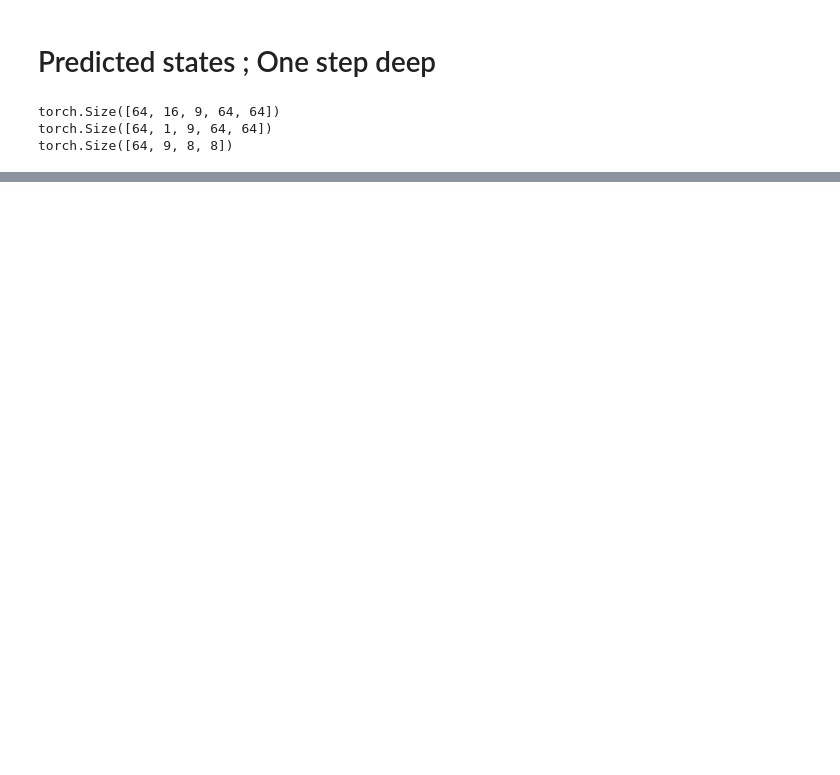
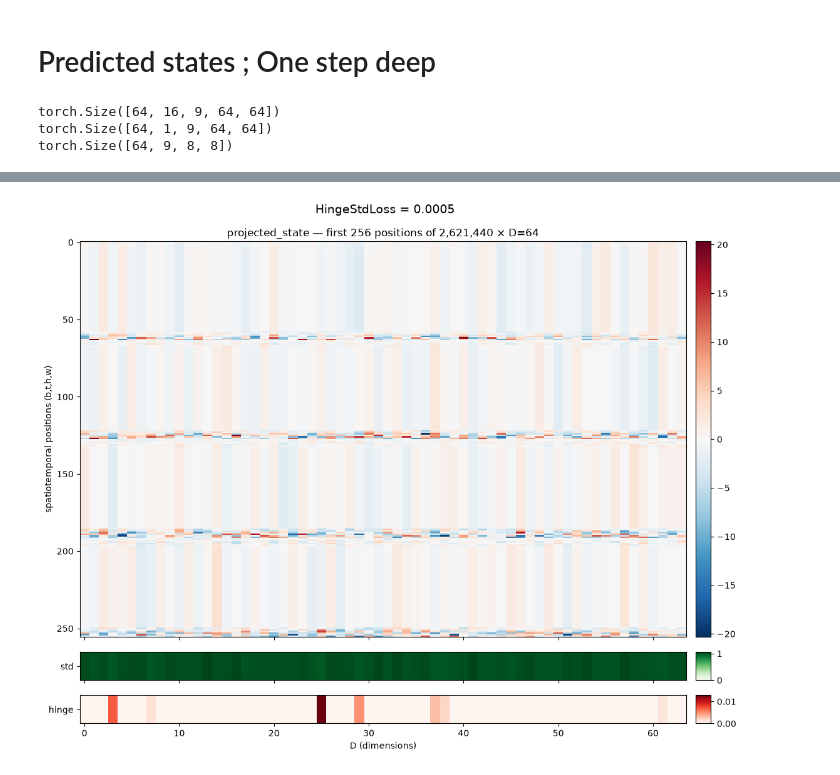
Before and after one commit to Hawar-Dzaee/eb_jepa, a Jupyter notebook: examples/my_video_jepa/artifacts.ipynb, the cells around one changed output, grey strips where cells are left out. Cells and saved outputs as stored; diff of their text form; code cells hidden in the pictures; blank space fills up the shorter version.

Commit message:
visualizing feature deviations

```diff
--- a/examples/my_video_jepa/artifacts.ipynb
+++ b/examples/my_video_jepa/artifacts.ipynb
@@ -201,0 +205,5 @@ plt.show()
+# %%
+projector.eval()
+with torch.no_grad():
+    projected_state = projector(state.transpose(0,1).flatten(1).transpose(0,1))
+    print(projected_state.shape)
@@ -201,0 +224,51 @@ plt.show()
+# %%
+import torch.nn.functional as F
+from mpl_toolkits.axes_grid1 import make_axes_locatable
+
+n_show = 256  # rows to display out of 2,621,440
+
+with torch.no_grad():
+    centered = projected_state - projected_state.mean(dim=0, keepdim=True)  # same centering as HingeStdLoss
+    std_all = torch.sqrt(centered.var(dim=0) + 0.0001)                      # std over ALL positions, matches the loss
+    hinge = F.relu(1.0 - std_all)                                           # per-dimension penalty
+    hinge_std_loss = hinge.mean().item()
+
+sample = centered[:n_show].cpu().numpy()
+std_np = std_all.cpu().numpy()
+hinge_np = hinge.cpu().numpy()
+
+fig, axes = plt.subplots(
+    3, 1, figsize=(13, 10), sharex=True,
+    gridspec_kw={"height_ratios": [14, 1, 1], "hspace": 0.1},
+)
+
+def add_cbar(ax, im, **kw):
+    cax = make_axes_locatable(ax).append_axes("right", size="2.5%", pad=0.15)
+    fig.colorbar(im, cax=cax, **kw)
+
+# heatmap: first n_show spatiotemporal positions x dimensions, diverging map centered at 0
+vmax = abs(sample).max()
+im0 = axes[0].imshow(sample, cmap="RdBu_r", vmin=-vmax, vmax=vmax,
+                     aspect="auto", interpolation="nearest")
+axes[0].set_ylabel("spatiotemporal positions (b,t,h,w)")
+axes[0].set_title(f"projected_state — first {n_show} positions of {projected_state.shape[0]:,} × D={sample.shape[1]}")
+add_cbar(axes[0], im0)
+
+# std per dimension
+im1 = axes[1].imshow(std_np[None, :], cmap="Greens", vmin=0, vmax=std_np.max(),
+                     aspect="auto", interpolation="nearest")
+axes[1].set_yticks([0]); axes[1].set_yticklabels(["std"])
+add_cbar(axes[1], im1)
+
+# hinge = relu(1 - std) per dimension
+im2 = axes[2].imshow(hinge_np[None, :], cmap="Reds", vmin=0,
+                     vmax=hinge_np.max() if hinge_np.max() > 0 else 1.0,
+                     aspect="auto", interpolation="nearest")
+axes[2].set_yticks([0]); axes[2].set_yticklabels(["hinge"])
+axes[2].set_xlabel("D (dimensions)")
+add_cbar(axes[2], im2)
+
+fig.suptitle(f"HingeStdLoss = {hinge_std_loss:.4f}", fontsize=14, y=0.94)
+plt.show()
+# %% [output]
+[figure, added]
```
Also changed, not shown: parts of 6 cells of this notebook.
